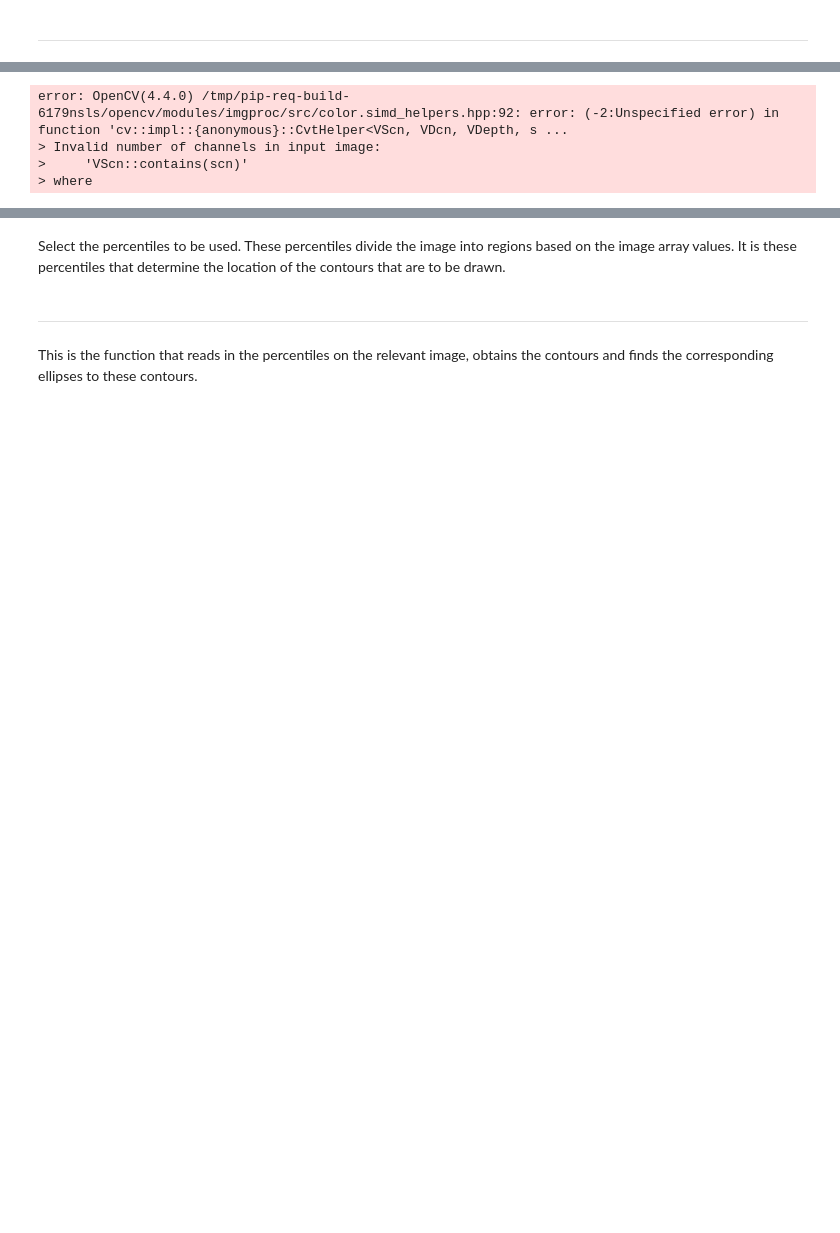
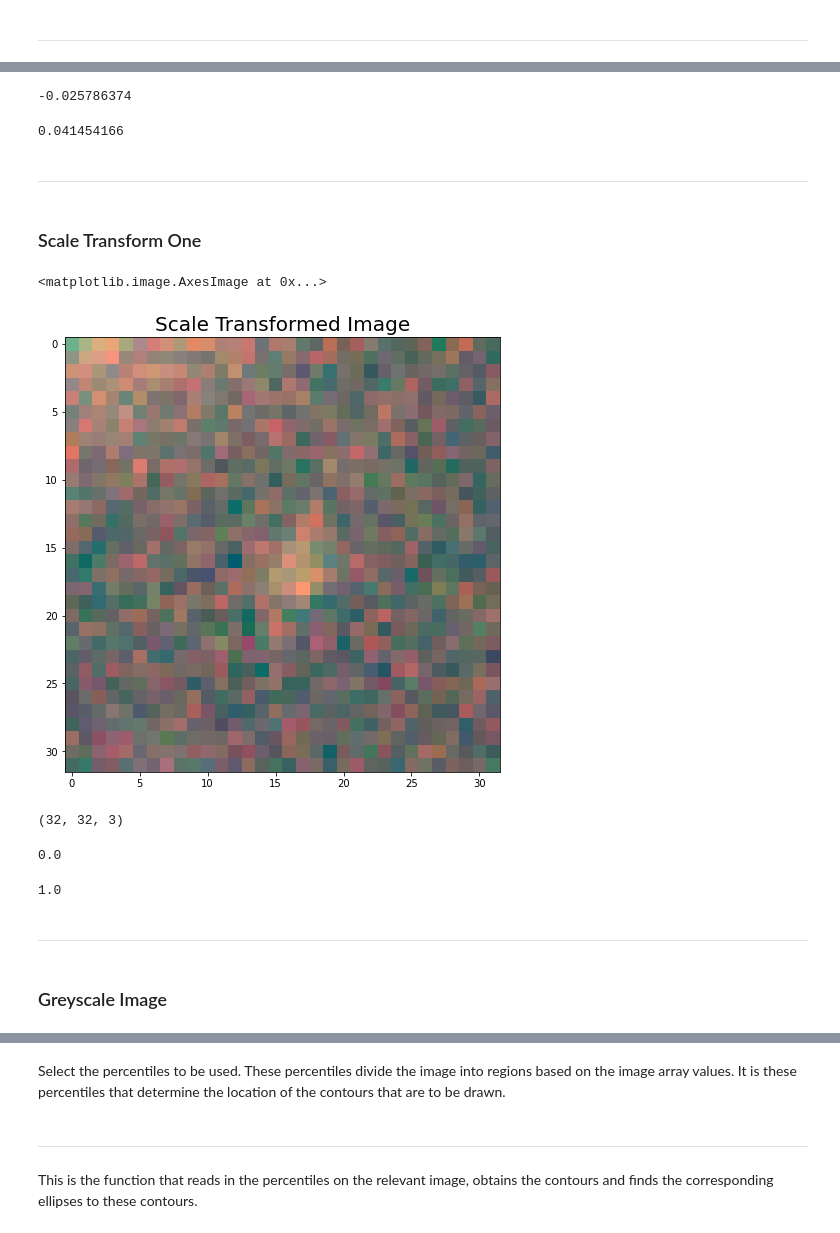
Before and after one commit to Verlon-Etsebeth/Codes, a Jupyter notebook: Astronomaly - draft 3.ipynb, the cells around one changed output, grey strips where cells are left out. Drawn from its saved outputs; the diff is of its cells as text; code cells hidden in the pictures; blank space fills up the shorter version.

```diff
--- a/Astronomaly - draft 3.ipynb
+++ b/Astronomaly - draft 3.ipynb
@@ -146,10 +199,42 @@ plt.imshow(image_original)
+# %%
+image_original.min()
+# %% [output]
+-0.025786374
+# %%
+image_original.max()
+# %% [output]
+0.041454166
+# %% [markdown]
+____________________
+# %% [markdown]
+### Scale Transform One
+# %%
+image_transform_one = image_transform_scale(image_original)
+# %%
+plt.figure(figsize=(8, 8))
+plt.title('Scale Transformed Image', fontsize = 20)
+plt.imshow(image_transform_one)
+# %% [output]
+<matplotlib.image.AxesImage at 0x...>
+[figure, added]
+# %%
+np.shape(image_transform_one)
+# %% [output]
+(32, 32, 3)
+# %%
+image_transform_one.min()
+# %% [output]
+0.0
+# %%
+image_transform_one.max()
+# %% [output]
+1.0
+# %% [markdown]
+______________
+# %% [markdown]
+### Greyscale Image
 # %%
-image_grey = cv2.cvtColor(image_original, cv2.COLOR_BGR2GRAY)
+image_grey = cv2.cvtColor(image_transform_one, cv2.COLOR_BGR2GRAY)
-# %% [output]
-error: OpenCV(4.4.0) /tmp/pip-req-build-6179nsls/opencv/modules/imgproc/src/color.simd_helpers.hpp:92: error: (-2:Unspecified error) in function 'cv::impl::{anonymous}::CvtHelper<VScn, VDcn, VDepth, s ...
-> Invalid number of channels in input image:
->     'VScn::contains(scn)'
-> where
 # %%
 plt.figure(figsize=(8, 8))
 plt.title('Greyscale Image', fontsize = 20)
```
Also changed, not shown: parts of 44 cells of this notebook, 1 other file.
